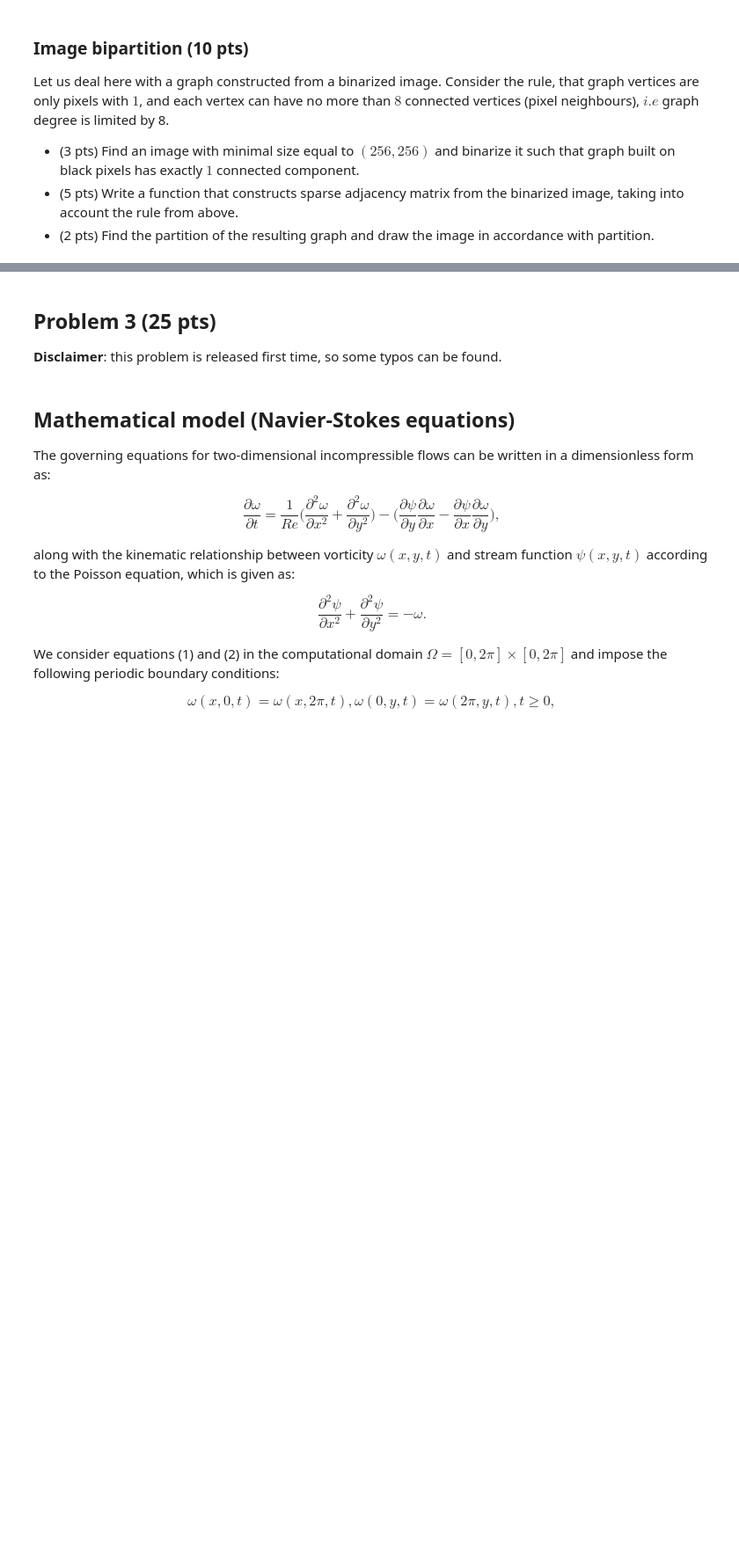
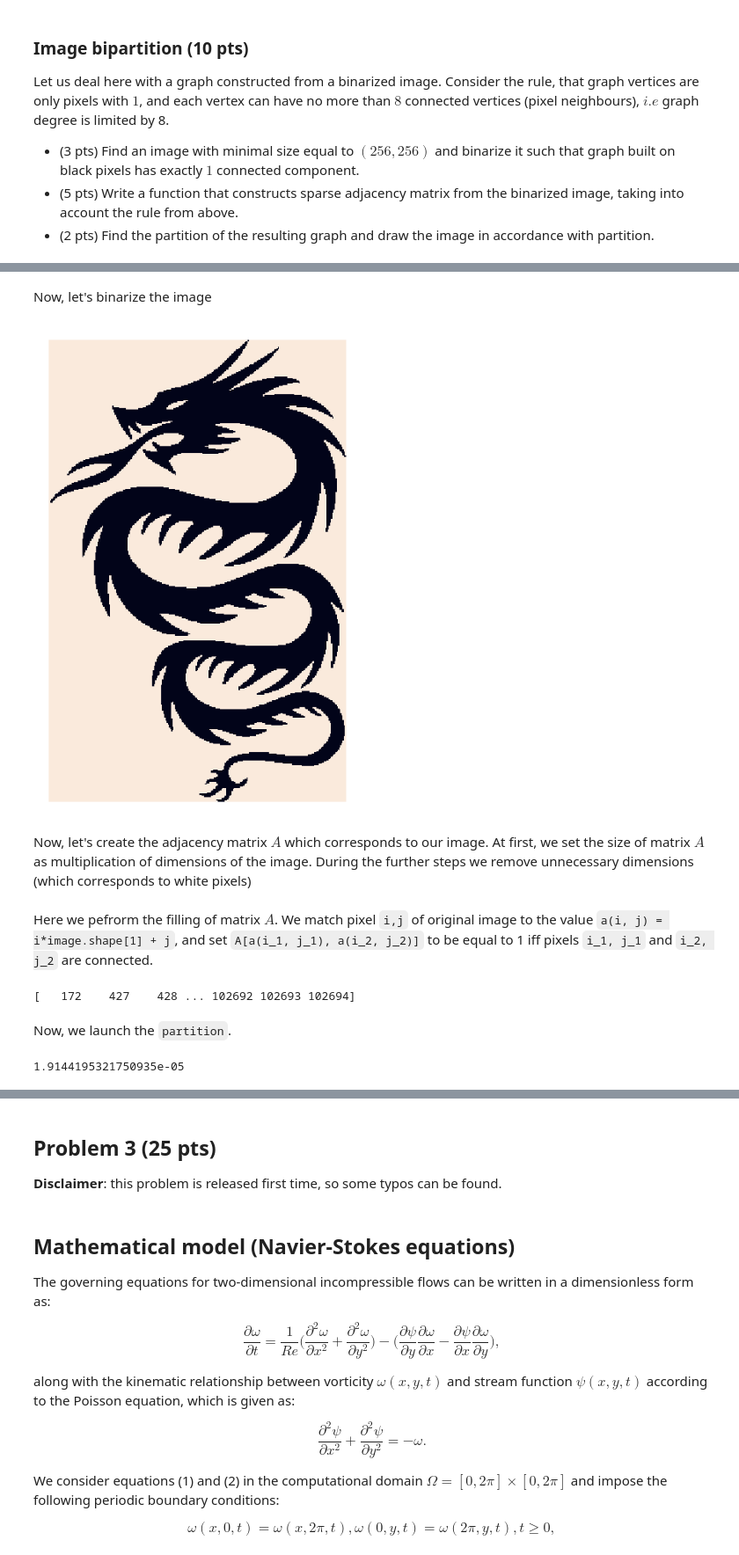
Before and after one commit to PetrMokrov/nla2020, a Jupyter notebook: hw/hw3/hw3.ipynb, the cells around one changed output, grey strips where cells are left out. Shown at 88% size. Saved outputs shown, nothing was run; the diff lists cells and outputs as text; code cells hidden in the pictures; blank space fills up the shorter version.

```diff
--- a/hw/hw3/hw3.ipynb
+++ b/hw/hw3/hw3.ipynb
@@ -648,0 +820,17 @@ Consider the rule, that graph vertices are only pixels with $1$, and each vertex
+# %% [markdown]
+Now, let's binarize the image
+# %%
+thresh = 200
+fn = lambda x : 255 if x > thresh else 0
+bin_image = image.convert('L').point(fn, mode='1')
+pix_array = 1 - np.array(bin_image).astype(int) # `white` color corresponds to 0
+plt.figure(dpi=200)
+plt.axis('off')
+plt.imshow(1 - pix_array)
+plt.show()
+# %% [output]
+[figure, added]
+# %% [markdown]
+Now, let's create the adjacency matrix $A$ which corresponds to our image.
+At first, we set the size of matrix $A$ as multiplication of dimensions of the image.
+During the further steps we remove unnecessary dimensions (which corresponds to white pixels)
@@ -648,0 +841,54 @@ Consider the rule, that graph vertices are only pixels with $1$, and each vertex
+# %% [markdown]
+Here we pefrorm the filling of matrix $A$. We match pixel `i,j` of original image to the value `a(i, j) = i*image.shape[1] + j`, and set `A[a(i_1, j_1), a(i_2, j_2)]` to be equal to 1 iff pixels `i_1, j_1` and `i_2, j_2` are connected.
+# %%
+def adj_by_direction(arr, sparse_Adj, i, j):
+    if i == 1 and j == 1:
+        _sum = arr[:-1, :-1] + arr[1:, 1:]
+        p_col = [0, 1]
+        p_row = [0, 1]
+    elif i == 0 and j == 1:
+        _sum = arr[:, 1:] + arr[:, :-1]
+        p_col = [0, 0]
+        p_row = [0, 1]
+    elif i == -1 and j == 1:
+        _sum = arr[:-1, 1:] + arr[1:, :-1]
+        p_col = [1, 0]
+        p_row = [0, 1]
+    elif i == -1 and j == 0:
+        _sum = arr[1:, :] + arr[:-1, :]
+        p_col = [0, 1]
+        p_row = [0, 0]
+    else:
+        return None
+    col, row = np.where(_sum == 2)
+    ind_1 = (col + p_col[0])*arr.shape[1] + (row + p_row[0])
+    ind_2 = (col + p_col[1])*arr.shape[1] + (row + p_row[1])
+    sparse_Adj[ind_1, ind_2] = 1
+    sparse_Adj[ind_2, ind_1] = 1
+    return None
+
+
+for i in [-1, 0, 1]:
+    for j in [-1, 0, 1]:
+        adj_by_direction(pix_array, A, i, j)
+
+# elements, which corresponds to `black color`
+nnvals = np.where(A.getnnz(1)>0)[0]
+# here we remove all white-colored pixels
+A = A[A.getnnz(1)>0][:,A.getnnz(0)>0]
+print(nnvals)
+# %% [output]
+[   172    427    428 ... 102692 102693 102694]
+# %% [markdown]
+Now, we launch the `partition`.
+# %%
+shift = 1e-8
+num_iter_fix = 20
+num_iter_adapt = 20
+eps = 1e-16
+x_0 = np.random.rand(len(nnvals))
+vec, eigs, tol = partition(
+        A, shift, num_iter_fix, num_iter_adapt, x_0, eps, verbose=False)
+print(eigs[-1])
+# %% [output]
+1.9144195321750935e-05
```
Also changed, not shown: parts of 21 cells of this notebook, 1 other file.
